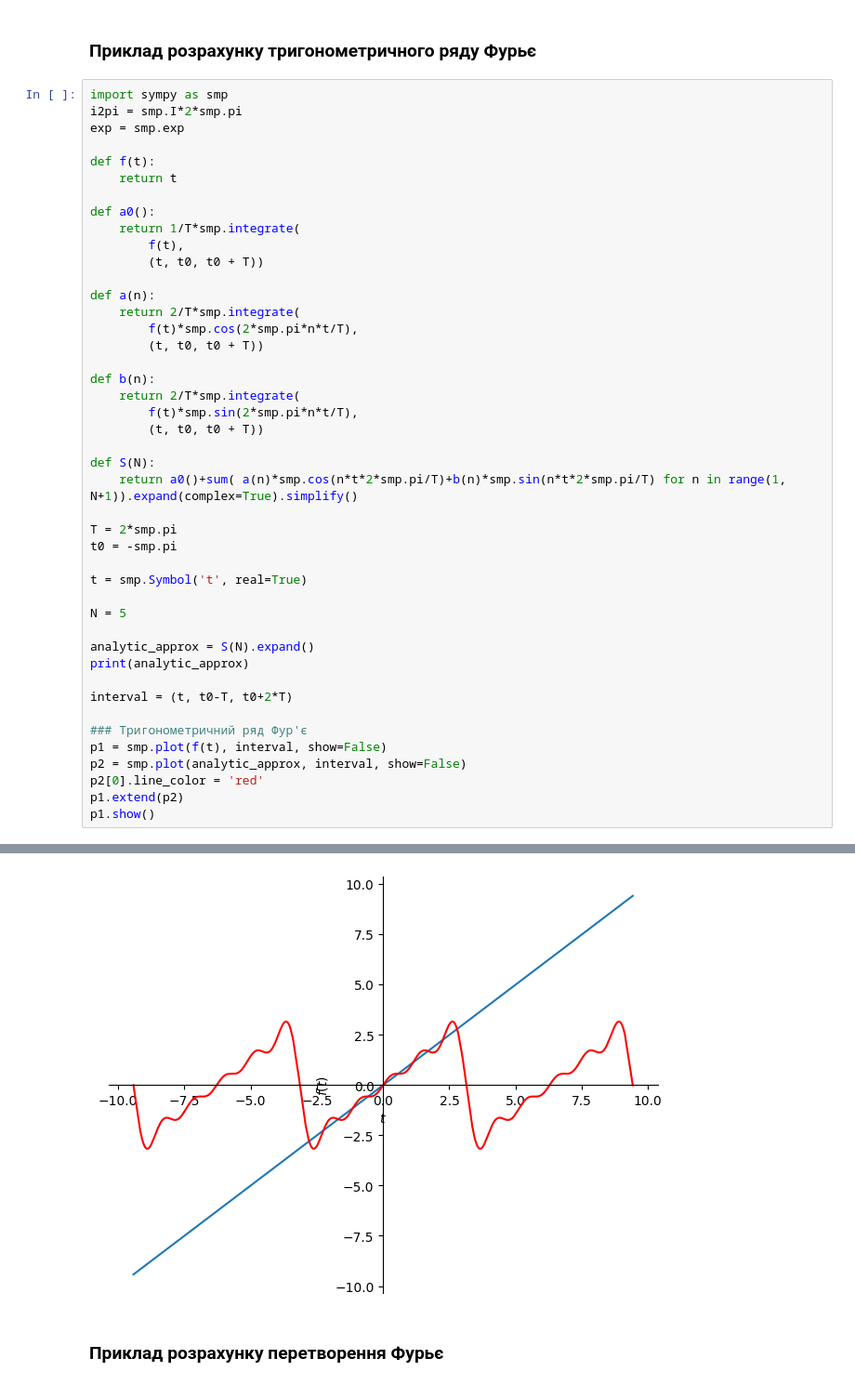
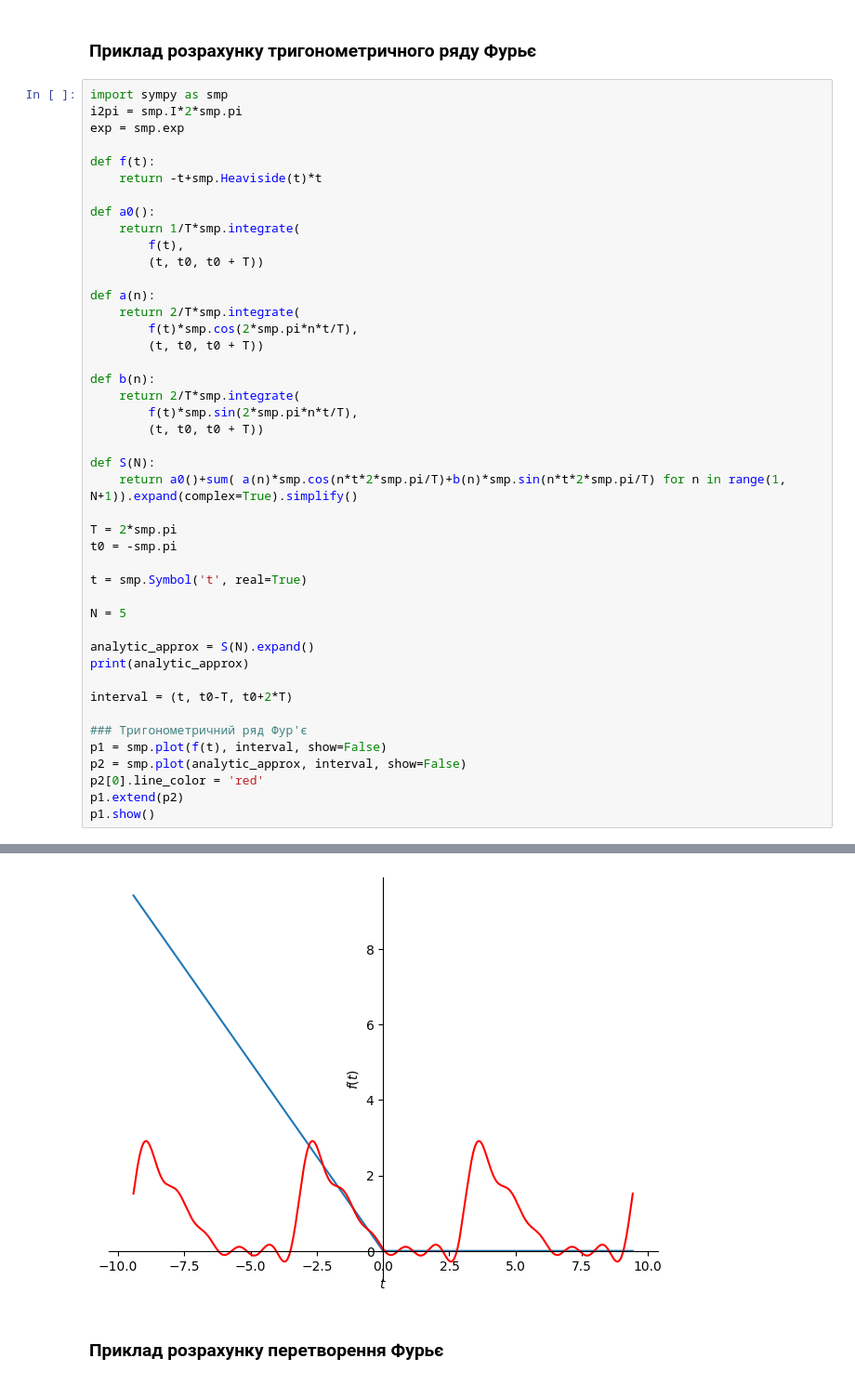
Before and after one commit to vim4all/Lectures_Basics_of_radio_electronics_in_Ukrainian, a Jupyter notebook: Основи радіотехніки.ipynb, the cells around one changed output, grey strips where cells are left out. Shown at 93% size. Cells and saved outputs as stored; diff of their text form.

```diff
--- a/Основи радіотехніки.ipynb
+++ b/Основи радіотехніки.ipynb
@@ -1428,7 +1428,7 @@ i2pi = smp.I*2*smp.pi
 exp = smp.exp
 
 def f(t):
-    return t
+    return -t+smp.Heaviside(t)*t
 
 def a0():
     return 1/T*smp.integrate(
@@ -1471,4 +1471,4 @@ p1.show()
-[figure, old version]
+[figure, new version]
 # %% [markdown]
 ### Приклад розрахунку перетворення Фурьє  <a class="anchor" id="Fourier_series_polar_example"></a>
 # %%
```
Also changed, not shown: parts of 1 cell of this notebook, 1 other file.
